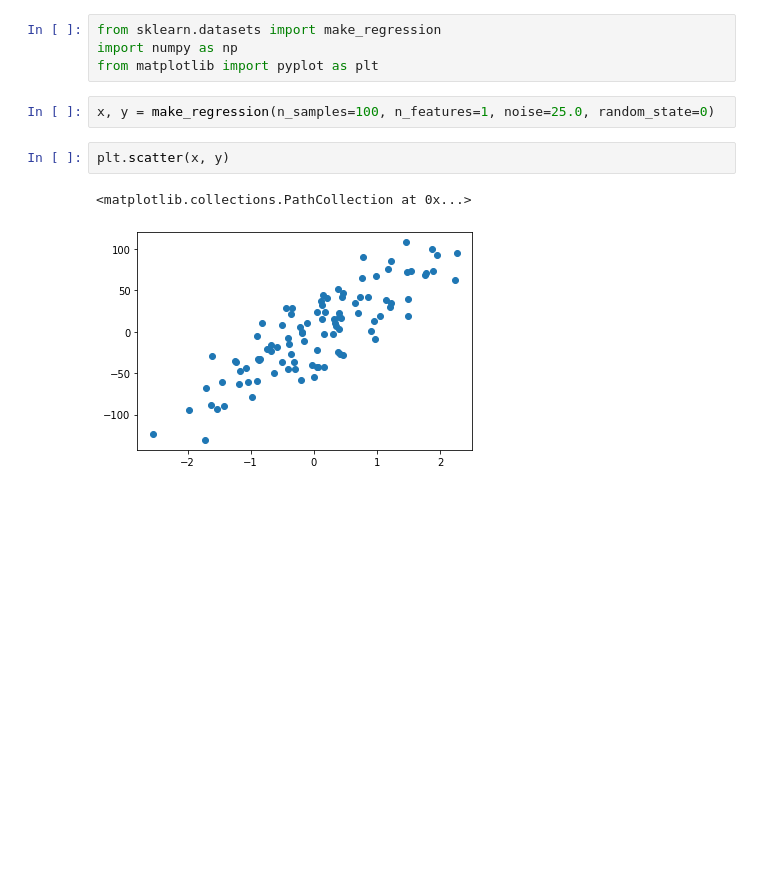
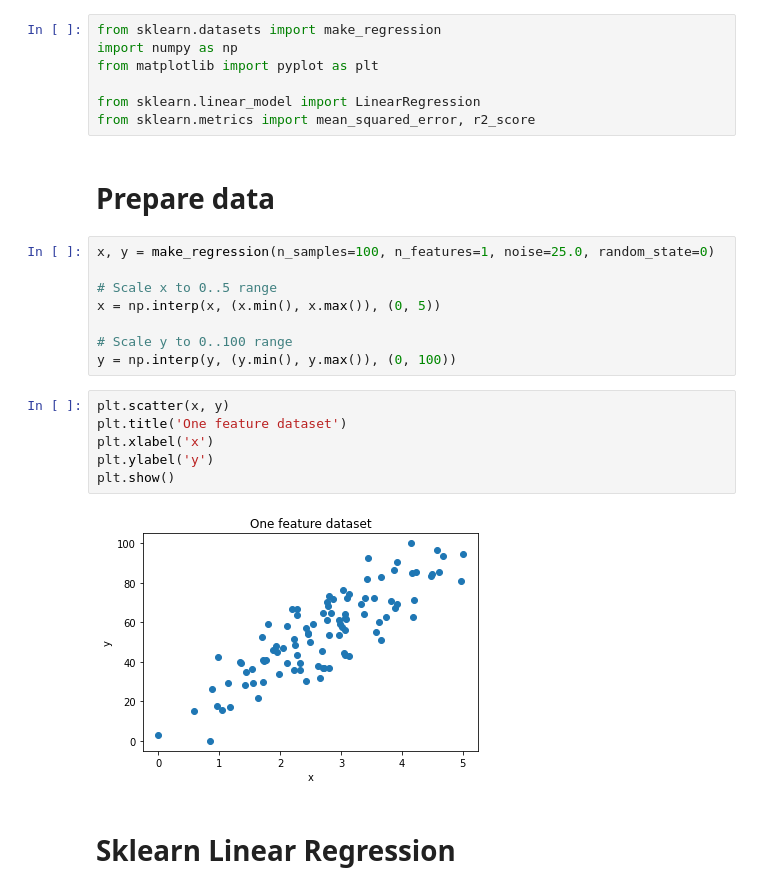
Before and after one commit to axreldable/andrew-ng-ml, a Jupyter notebook: gradient_descent/gradient_descent.ipynb, the cells around one changed output. Drawn from its saved outputs; the diff is of its cells as text; blank space fills up the shorter version.

```diff
--- a/gradient_descent/gradient_descent.ipynb
+++ b/gradient_descent/gradient_descent.ipynb
@@ -2,10 +2,26 @@
 from sklearn.datasets import make_regression
 import numpy as np
 from matplotlib import pyplot as plt
+
+from sklearn.linear_model import LinearRegression
+from sklearn.metrics import mean_squared_error, r2_score
-# %%
-x, y = make_regression(n_samples=100, n_features=1, noise=25.0, random_state=0)
-# %%
-plt.scatter(x, y)
-# %% [output]
-<matplotlib.collections.PathCollection at 0x...>
-[figure, removed]
+# %% [markdown]
+# Prepare data
+# %%
+x, y = make_regression(n_samples=100, n_features=1, noise=25.0, random_state=0)
+
+# Scale x to 0..5 range
+x = np.interp(x, (x.min(), x.max()), (0, 5))
+
+# Scale y to 0..100 range
+y = np.interp(y, (y.min(), y.max()), (0, 100))
+# %%
+plt.scatter(x, y)
+plt.title('One feature dataset')
+plt.xlabel('x')
+plt.ylabel('y')
+plt.show()
+# %% [output]
+[figure, added]
+# %% [markdown]
+# Sklearn Linear Regression
```
Also changed, not shown: parts of 6 cells of this notebook.
